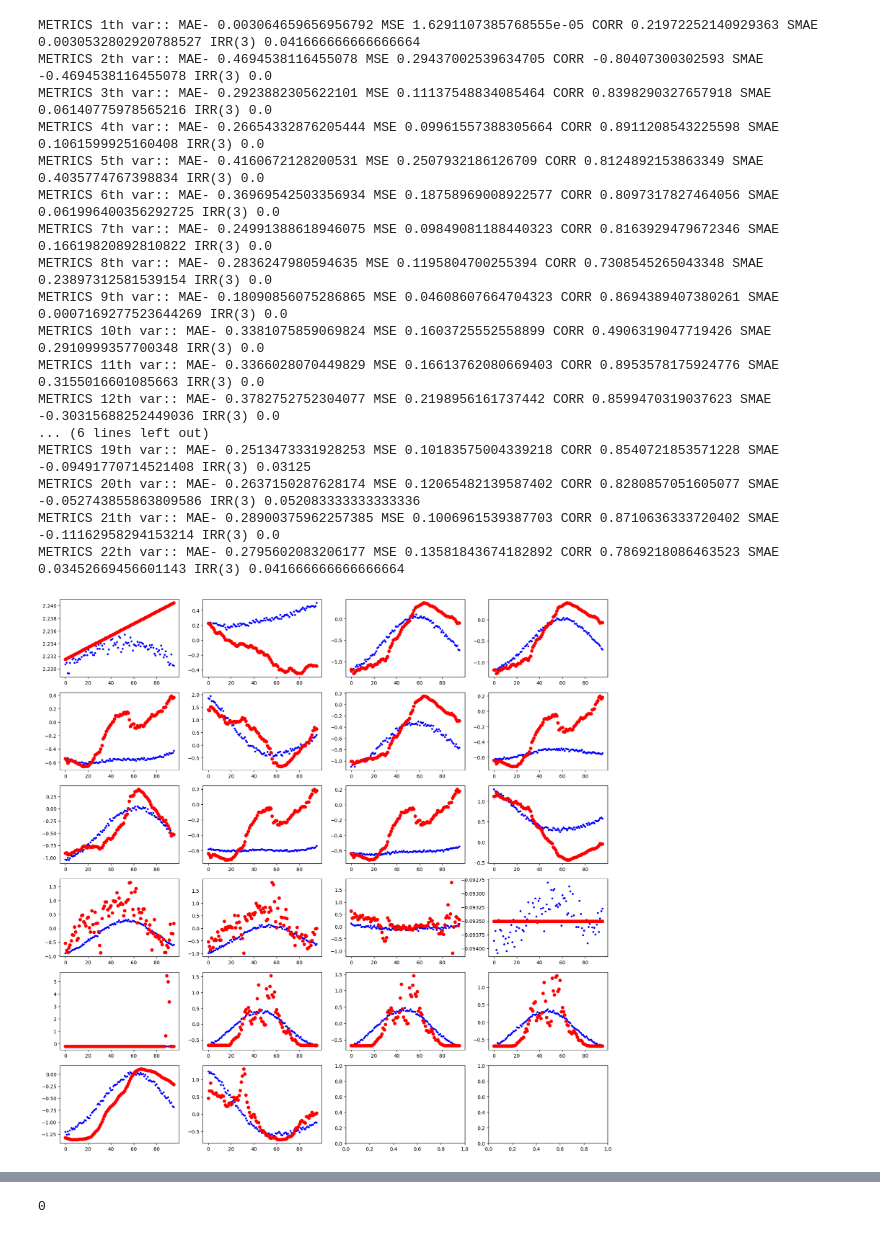
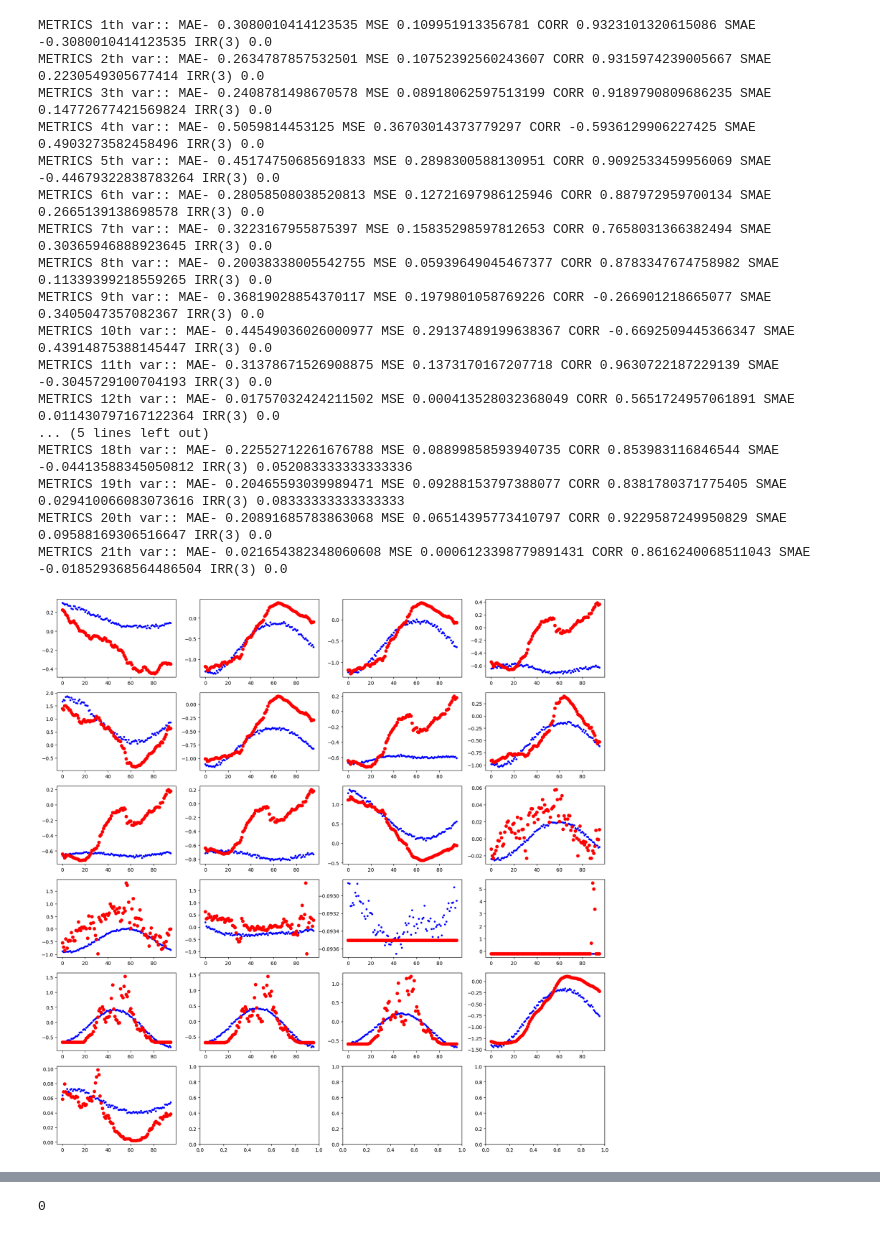
Before and after one commit to utolee90/tciTransformer, a Jupyter notebook: Amplitude_Comparison.ipynb, the cells around one changed output, grey strips where cells are left out. Saved outputs shown, nothing was run; the diff lists cells and outputs as text; code cells hidden in the pictures.

```diff
--- a/Amplitude_Comparison.ipynb
+++ b/Amplitude_Comparison.ipynb
@@ -30,7 +32,7 @@ import numpy as np
 
 load_files = ['metrics.npy', 'metrics_last.npy', 'pred.npy', 'true.npy']
 
-file_path = './results/' + path_weather[-1] + '/'
+file_path = './results/' + path_weather[-2] + '/'
 
 pred_obj = np.load(file_path + 'pred.npy')
 true_obj = np.load(file_path + 'true.npy')
@@ -57,7 +59,7 @@ step = 0
 # 변수 22개
 for i in range(6):
     for j in range(4):
-        if 4*i + j < 22:
+        if 4*i + j < 21:
             x = range(96)
             y1 = pred_obj[step,:,4*i+j]
             y2 = true_obj[step,:,4*i+j]
@@ -87,39 +89,39 @@ METRICS 22th var:: MAE- 0.4018375873565674 MSE 0.2430172711610794 CORR 0.5949406
 # %%
 xval = np.array(range(96))
 
 fig, axs = plt.subplots(6, 4, figsize=(20, 20))  # 5행 10열 서브플롯, figure 크기 조정
 step = 48
 
 # 변수 22개
 for i in range(6):
     for j in range(4):
-        if 4*i + j < 22:
+        if 4*i + j < 21:
             x = range(96)
             y1 = pred_obj[step,:,4*i+j]
             y2 = true_obj[step,:,4*i+j]
             ax = axs[i,j]
             ax.plot(x,y1, 'b.')
             ax.plot(x,y2 , 'ro')
             print(f"METRICS {4*i+j+1}th var:: MAE- {metric(y1,y2)[0]} MSE {metric(y1,y2)[1]} CORR {np.corrcoef(y1,y2)[0,1]} SMAE {SMAE(y1,y2)} IRR(3) {RATIO_IRR(y1,y2,3)}")
 # %% [output]
-METRICS 1th var:: MAE- 0.003064659656956792 MSE 1.6291107385768555e-05 CORR 0.21972252140929363 SMAE 0.0030532802920788527 IRR(3) 0.041666666666666664
-METRICS 2th var:: MAE- 0.4694538116455078 MSE 0.29437002539634705 CORR -0.80407300302593 SMAE -0.4694538116455078 IRR(3) 0.0
-METRICS 3th var:: MAE- 0.2923882305622101 MSE 0.11137548834085464 CORR 0.8398290327657918 SMAE 0.06140775978565216 IRR(3) 0.0
-METRICS 4th var:: MAE- 0.26654332876205444 MSE 0.09961557388305664 CORR 0.8911208543225598 SMAE 0.1061599925160408 IRR(3) 0.0
-METRICS 5th var:: MAE- 0.4160672128200531 MSE 0.2507932186126709 CORR 0.8124892153863349 SMAE 0.4035774767398834 IRR(3) 0.0
-METRICS 6th var:: MAE- 0.36969542503356934 MSE 0.18758969008922577 CORR 0.8097317827464056 SMAE 0.061996400356292725 IRR(3) 0.0
-METRICS 7th var:: MAE- 0.24991388618946075 MSE 0.09849081188440323 CORR 0.8163929479672346 SMAE 0.16619820892810822 IRR(3) 0.0
-METRICS 8th var:: MAE- 0.2836247980594635 MSE 0.1195804700255394 CORR 0.7308545265043348 SMAE 0.23897312581539154 IRR(3) 0.0
-METRICS 9th var:: MAE- 0.18090856075286865 MSE 0.04608607664704323 CORR 0.8694389407380261 SMAE 0.0007169277523644269 IRR(3) 0.0
-METRICS 10th var:: MAE- 0.3381075859069824 MSE 0.1603725552558899 CORR 0.4906319047719426 SMAE 0.2910999357700348 IRR(3) 0.0
-METRICS 11th var:: MAE- 0.3366028070449829 MSE 0.16613762080669403 CORR 0.8953578175924776 SMAE 0.3155016601085663 IRR(3) 0.0
-METRICS 12th var:: MAE- 0.3782752752304077 MSE 0.2198956161737442 CORR 0.8599470319037623 SMAE -0.30315688252449036 IRR(3) 0.0
-... (6 lines left out)
-METRICS 19th var:: MAE- 0.2513473331928253 MSE 0.10183575004339218 CORR 0.8540721853571228 SMAE -0.09491770714521408 IRR(3) 0.03125
-METRICS 20th var:: MAE- 0.2637150287628174 MSE 0.12065482139587402 CORR 0.8280857051605077 SMAE -0.052743855863809586 IRR(3) 0.052083333333333336
-METRICS 21th var:: MAE- 0.28900375962257385 MSE 0.1006961539387703 CORR 0.8710636333720402 SMAE -0.11162958294153214 IRR(3) 0.0
-METRICS 22th var:: MAE- 0.2795602083206177 MSE 0.13581843674182892 CORR 0.7869218086463523 SMAE 0.03452669456601143 IRR(3) 0.041666666666666664
+METRICS 1th var:: MAE- 0.3080010414123535 MSE 0.109951913356781 CORR 0.9323101320615086 SMAE -0.3080010414123535 IRR(3) 0.0
+METRICS 2th var:: MAE- 0.2634787857532501 MSE 0.10752392560243607 CORR 0.9315974239005667 SMAE 0.2230549305677414 IRR(3) 0.0
+METRICS 3th var:: MAE- 0.2408781498670578 MSE 0.08918062597513199 CORR 0.9189790809686235 SMAE 0.14772677421569824 IRR(3) 0.0
+METRICS 4th var:: MAE- 0.5059814453125 MSE 0.36703014373779297 CORR -0.5936129906227425 SMAE 0.4903273582458496 IRR(3) 0.0
+METRICS 5th var:: MAE- 0.45174750685691833 MSE 0.2898300588130951 CORR 0.9092533459956069 SMAE -0.44679322838783264 IRR(3) 0.0
+METRICS 6th var:: MAE- 0.28058508038520813 MSE 0.12721697986125946 CORR 0.887972959700134 SMAE 0.2665139138698578 IRR(3) 0.0
+METRICS 7th var:: MAE- 0.3223167955875397 MSE 0.15835298597812653 CORR 0.7658031366382494 SMAE 0.30365946888923645 IRR(3) 0.0
+METRICS 8th var:: MAE- 0.20038338005542755 MSE 0.05939649045467377 CORR 0.8783347674758982 SMAE 0.11339399218559265 IRR(3) 0.0
+METRICS 9th var:: MAE- 0.36819028854370117 MSE 0.1979801058769226 CORR -0.266901218665077 SMAE 0.3405047357082367 IRR(3) 0.0
+METRICS 10th var:: MAE- 0.44549036026000977 MSE 0.29137489199638367 CORR -0.6692509445366347 SMAE 0.43914875388145447 IRR(3) 0.0
+METRICS 11th var:: MAE- 0.31378671526908875 MSE 0.1373170167207718 CORR 0.9630722187229139 SMAE -0.3045729100704193 IRR(3) 0.0
+METRICS 12th var:: MAE- 0.01757032424211502 MSE 0.000413528032368049 CORR 0.5651724957061891 SMAE 0.011430797167122364 IRR(3) 0.0
+... (5 lines left out)
+METRICS 18th var:: MAE- 0.22552712261676788 MSE 0.08899858593940735 CORR 0.853983116846544 SMAE -0.04413588345050812 IRR(3) 0.052083333333333336
+METRICS 19th var:: MAE- 0.20465593039989471 MSE 0.09288153797388077 CORR 0.8381780371775405 SMAE 0.029410066083073616 IRR(3) 0.08333333333333333
+METRICS 20th var:: MAE- 0.20891685783863068 MSE 0.06514395773410797 CORR 0.9229587249950829 SMAE 0.09588169306516647 IRR(3) 0.0
+METRICS 21th var:: MAE- 0.021654382348060608 MSE 0.0006123398779891431 CORR 0.8616240068511043 SMAE -0.018529368564486504 IRR(3) 0.0
-[figure, old version]
+[figure, new version]
 # %%
 xval = np.array(range(96))
 
```
Also changed, not shown: parts of 26 cells of this notebook, 7 other files.
